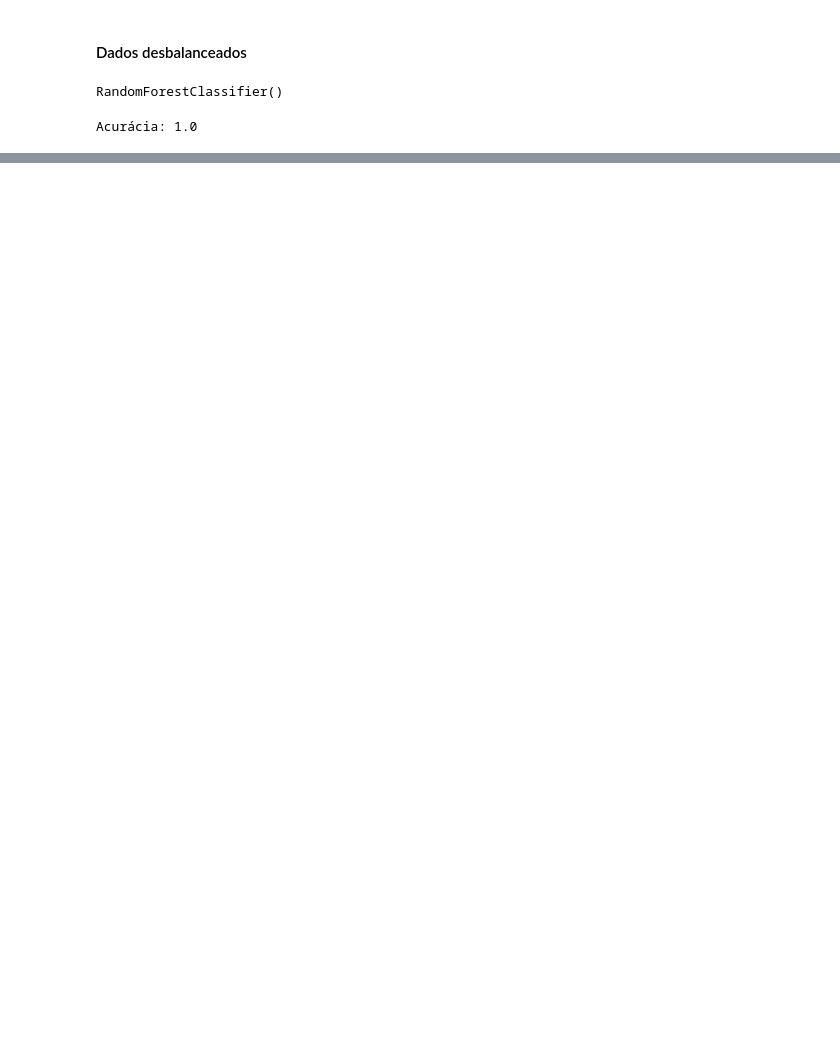
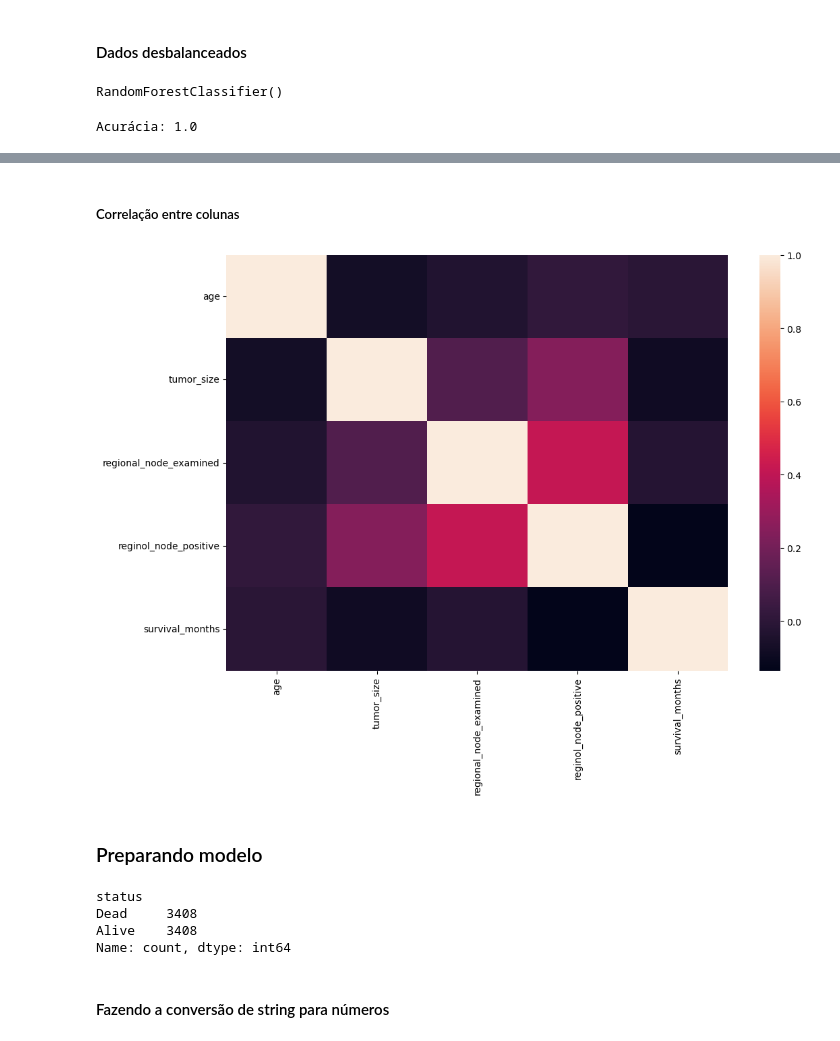
Before and after one commit to igorssant/treinamento-python-IA-CEPEDI, a Jupyter notebook: desafio-5/main.ipynb, the cells around one changed output, grey strips where cells are left out. Saved outputs shown, nothing was run; the diff lists cells and outputs as text; code cells hidden in the pictures; blank space fills up the shorter version.

```diff
--- a/desafio-5/main.ipynb
+++ b/desafio-5/main.ipynb
@@ -393,0 +550,33 @@ Acurácia: 1.0
+# %% [markdown]
+##### Correlação entre colunas
+# %%
+df_corr = df_cancer_processed.select_dtypes(include = "number").corr()
+
+figure = plt.figure(figsize = (12, 8))
+sns.heatmap(df_corr)
+plt.show()
+# %% [output]
+[figure, added]
+# %% [markdown]
+### Preparando modelo
+# %%
+random_state = 45
+df_class_1 = df_cancer_processed[df_cancer_processed["status"] == "Alive"] # este não precisa ser processado
+df_class_0 = df_cancer_processed[df_cancer_processed["status"] == "Dead"]
+
+df_minority_upsampled = resample(
+    df_class_0,
+    replace = True,
+    n_samples = df_class_1.shape[0],
+    random_state = random_state
+)
+
+df_cancer_processed_upsample = pd.concat([df_minority_upsampled, df_class_1])
+df_cancer_processed_upsample["status"].value_counts()
+# %% [output]
+status
+Dead     3408
+Alive    3408
+Name: count, dtype: int64
+# %% [markdown]
+#### Fazendo a conversão de string para números
```
Also changed, not shown: parts of 42 cells of this notebook, 2 other files.
